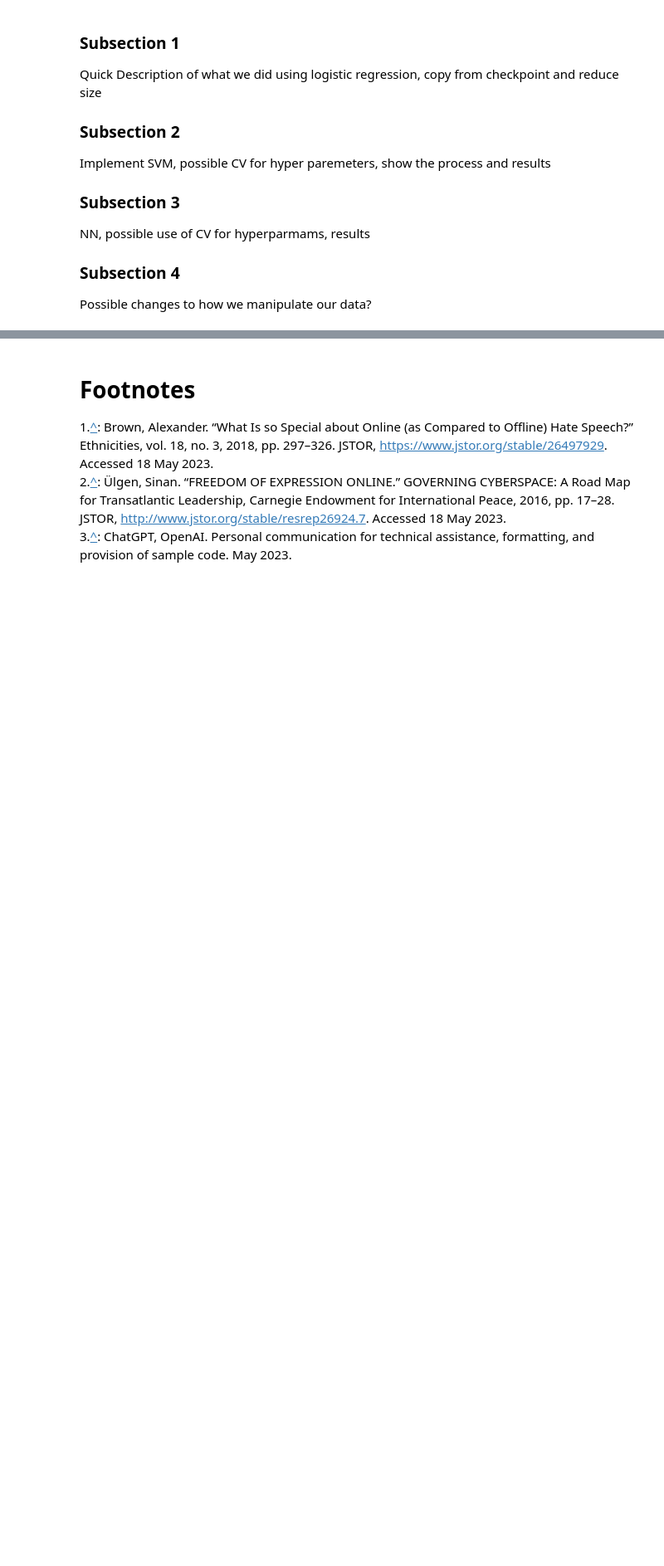
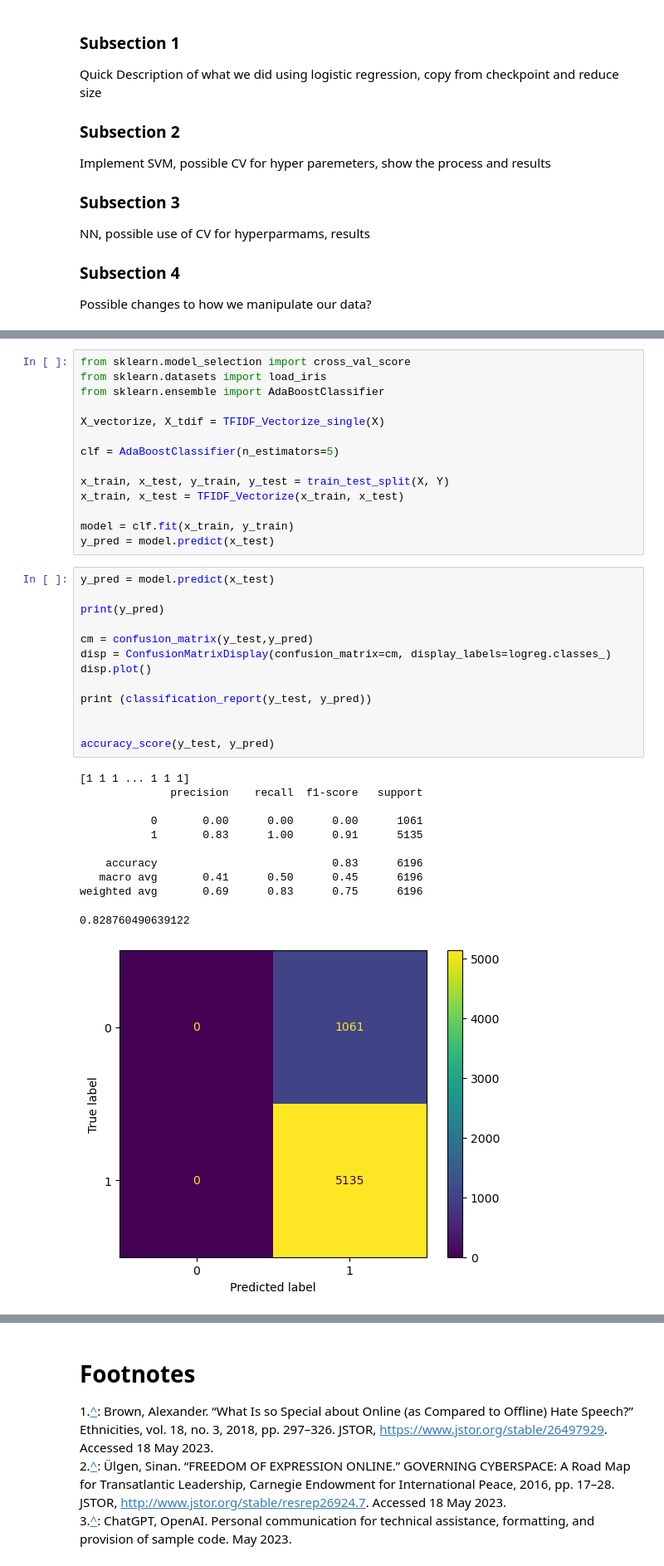
Before and after one commit to COGS118A/Group021-SP23, a Jupyter notebook: FinalProject_Group021-SP23.ipynb, the cells around one changed output, grey strips where cells are left out. Shown at 83% size. Saved outputs shown, nothing was run; the diff lists cells and outputs as text; blank space fills up the shorter version.

```diff
--- a/FinalProject_Group021-SP23.ipynb
+++ b/FinalProject_Group021-SP23.ipynb
@@ -266,0 +346,39 @@ Possible changes to how we manipulate our data?
+# %%
+from sklearn.model_selection import cross_val_score
+from sklearn.datasets import load_iris
+from sklearn.ensemble import AdaBoostClassifier
+
+X_vectorize, X_tdif = TFIDF_Vectorize_single(X)
+
+clf = AdaBoostClassifier(n_estimators=5)
+
+x_train, x_test, y_train, y_test = train_test_split(X, Y)
+x_train, x_test = TFIDF_Vectorize(x_train, x_test)
+
+model = clf.fit(x_train, y_train)
+y_pred = model.predict(x_test)
+# %%
+y_pred = model.predict(x_test)
+
+print(y_pred)
+
+cm = confusion_matrix(y_test,y_pred)
+disp = ConfusionMatrixDisplay(confusion_matrix=cm, display_labels=logreg.classes_)
+disp.plot()
+
+print (classification_report(y_test, y_pred))
+
+
+accuracy_score(y_test, y_pred)
+# %% [output]
+[1 1 1 ... 1 1 1]
+              precision    recall  f1-score   support
+
+           0       0.00      0.00      0.00      1061
+           1       0.83      1.00      0.91      5135
+
+    accuracy                           0.83      6196
+   macro avg       0.41      0.50      0.45      6196
+weighted avg       0.69      0.83      0.75      6196
+0.828760490639122
+[figure, added]
```
Also changed, not shown: parts of 19 cells of this notebook.
